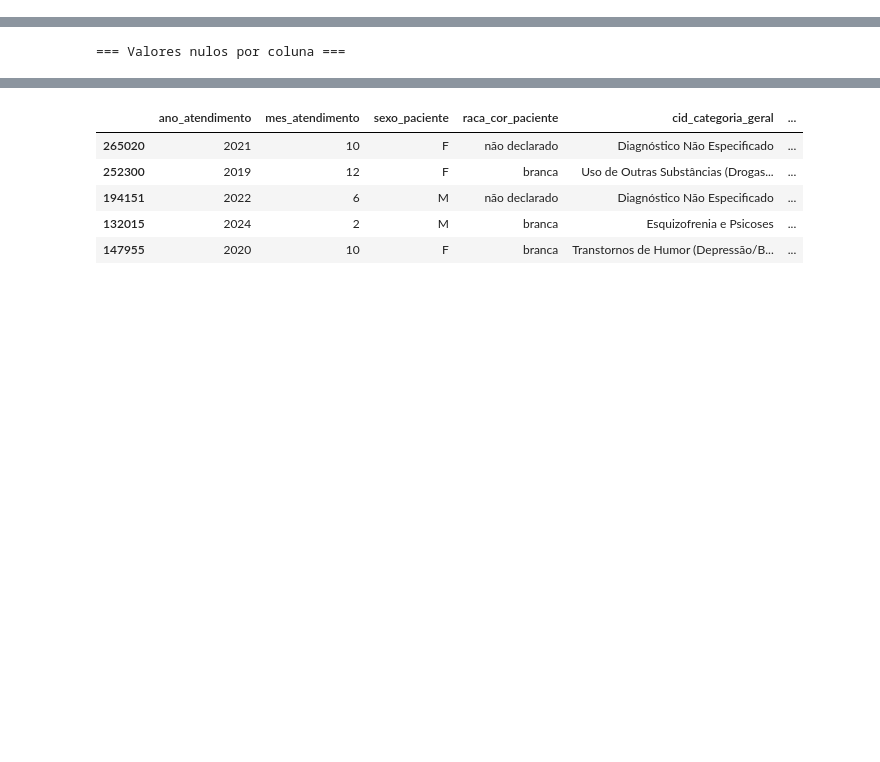
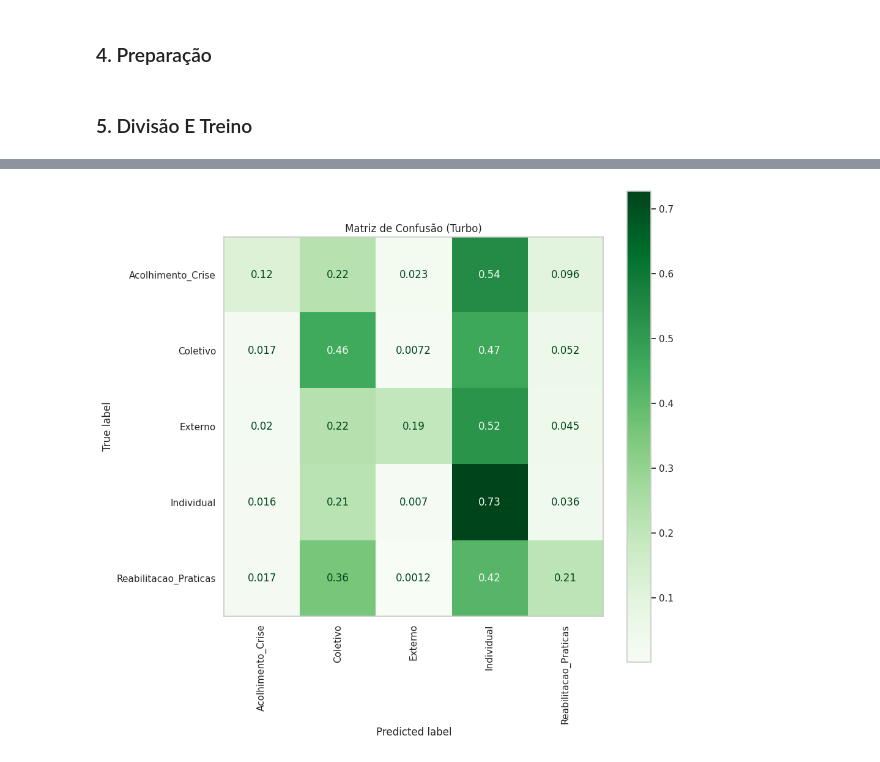
Before and after one commit to maria-exe/Saude-Mental-Curitiba-Regiao, a Jupyter notebook: notebooks/03-implementacao-LM.ipynb, the cells around one changed output, grey strips where cells are left out. Saved outputs shown, nothing was run; the diff lists cells and outputs as text; code cells hidden in the pictures; blank space fills up the shorter version.

Commit message:
Três modelos de análise com LM

```diff
--- a/notebooks/03-implementacao-LM.ipynb
+++ b/notebooks/03-implementacao-LM.ipynb
@@ -16,3 +26,11 @@ import sklearn
 # %%
+# Carregando os dados (use o caminho do seu arquivo)
 caminho = '/home/seiji/Documentos/Ebanx/ProjetoGeral/Saude-Mental-Curitiba-Regiao/notebooks/dados_cheirosos.csv'
 df = pd.read_csv(caminho)
+
+# --- LIMPEZA CRÍTICA (Evitar Data Leakage) ---
+cols_descarte = ['quantidade_atendimentos', 'quantidade_aprovada_procedimento']
+df_limpo = df.drop(columns=cols_descarte)
+
+print(f"Dataset carregado com {df_limpo.shape[0]} linhas e {df_limpo.shape[1]} colunas.")
+df_limpo.head()
@@ -18,0 +90,2 @@ df = pd.read_csv(caminho)
+# %% [markdown]
+### 4. Preparação
@@ -19,16 +117,50 @@ df = pd.read_csv(caminho)
+# %% [markdown]
+### 5. Divisão E Treino
 # %%
-print('=== Primeiras 5 linhas ===')
-display(df.head())
-print('\n=== Info do DataFrame ===')
-df.info()
-print('\n=== Estatísticas descritivas (todas colunas) ===')
-display(df.describe(include='all'))
-print('\n=== Valores nulos por coluna ===')
-missing = df.isna().sum()
-missing_pct = 100 * missing / len(df)
-display(pd.concat([missing, missing_pct.rename('percent')], axis=1, keys=['missing','percent']))
-print('\n=== Tipos de dados ===')
-print(df.dtypes)
-print('\n=== Amostra aleatória (5 linhas) ===')
-display(df.sample(5, random_state=42))
+from sklearn.ensemble import HistGradientBoostingClassifier
+
+X_train, X_test, y_train, y_test = train_test_split(X, y_encoded, test_size=0.25, random_state=42, stratify=y_encoded)
+
+# 4. Pipeline Turbo
+# O HistGradientBoosting aceita o parâmetro categorical_features='from_dtype'
+# se passarmos um DataFrame pandas onde as categorias são do tipo 'category',
+# O jeito é deixar ele tratar os Ordinais como numéricos contínuos ou
+# usar a implementação nativa sem pipeline complexo, mas vamos manter o pipeline pela segurança.
+
+pipeline_turbo = Pipeline([
+    ('preprocessor', preprocessor_turbo),
+    ('clf', HistGradientBoostingClassifier(
+        categorical_features='from_dtype', # Vai tentar detectar automaticamente se passarmos o tipo certo
+        max_iter=300,           # Mais iterações
+        learning_rate=0.05,     # Aprender mais devagar (melhora generalização)
+        max_depth=15,           # Árvores mais profundas
+        l2_regularization=1.0,  # Evitar overfitting
+        early_stopping=True,    # Parar se não melhorar
+        scoring='f1_weighted',
+        random_state=42
+    ))
+])
+
+print("Treinando Modelo Otimizado (Native Boosting)...")
+pipeline_turbo.fit(X_train, y_train)
+
+# 5. Avaliar
+y_pred_turbo = pipeline_turbo.predict(X_test)
+
+print("\n=== Resultado Otimizado ===")
+print(classification_report(y_test, y_pred_turbo, target_names=le.classes_))
+
+# Matriz de Confusão
+fig, ax = plt.subplots(figsize=(10, 10))
+ConfusionMatrixDisplay.from_predictions(
+    y_test, y_pred_turbo,
+    display_labels=le.classes_,
+    xticks_rotation='vertical',
+    ax=ax,
+    cmap='Greens', # Mudei a cor pra diferenciar
+    normalize='true'
+)
+plt.title("Matriz de Confusão (Turbo)")
+plt.grid(False)
+plt.show()
 # %% [output]
@@ -71 +180,0 @@ memory usage: 31.4+ MB
-=== Valores nulos por coluna ===
@@ -101,6 +181 @@ dtype: object
-|  | ano_atendimento | mes_atendimento | sexo_paciente | raca_cor_paciente | cid_categoria_geral | ... |
-| 265020 | 2021 | 10 | F | não declarado | Diagnóstico Não Especificado | ... |
-| 252300 | 2019 | 12 | F | branca | Uso de Outras Substâncias (Drogas... | ... |
-| 194151 | 2022 | 6 | M | não declarado | Diagnóstico Não Especificado | ... |
-| 132015 | 2024 | 2 | M | branca | Esquizofrenia e Psicoses | ... |
-| 147955 | 2020 | 10 | F | branca | Transtornos de Humor (Depressão/B... | ... |
+[figure, added]
```
Also changed, not shown: parts of 12 cells of this notebook.
